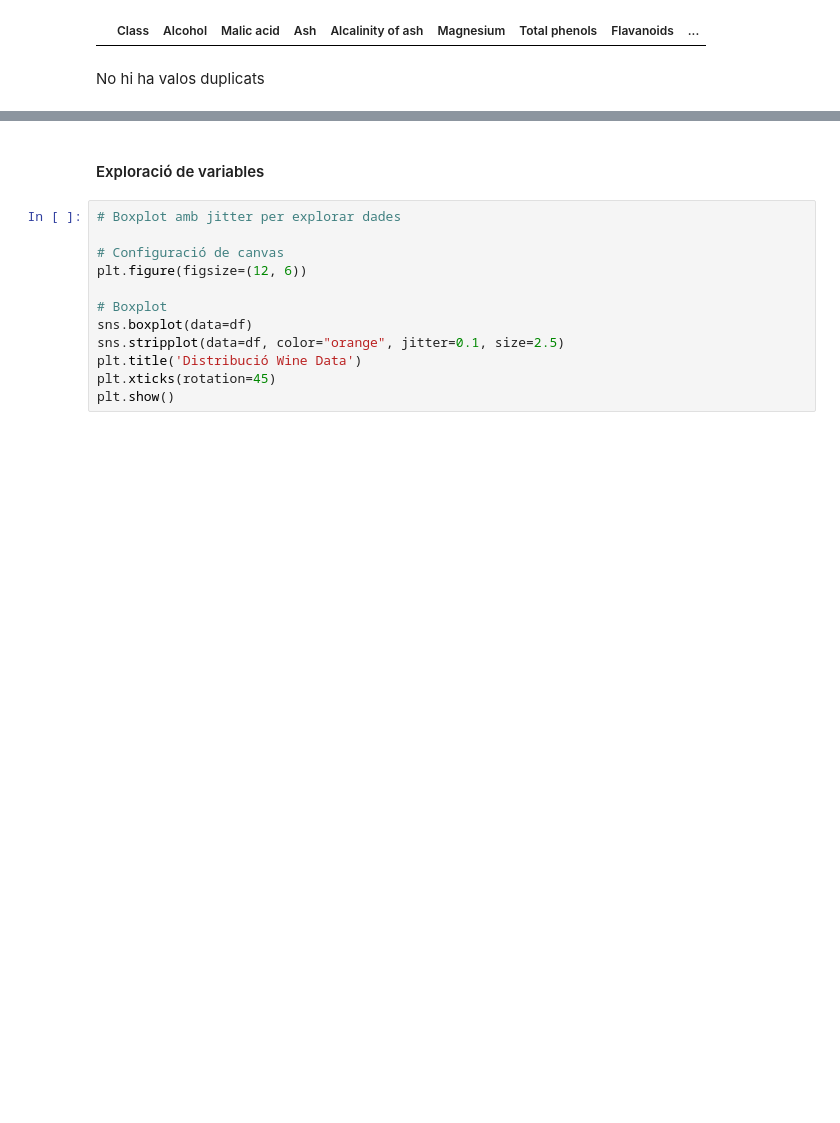
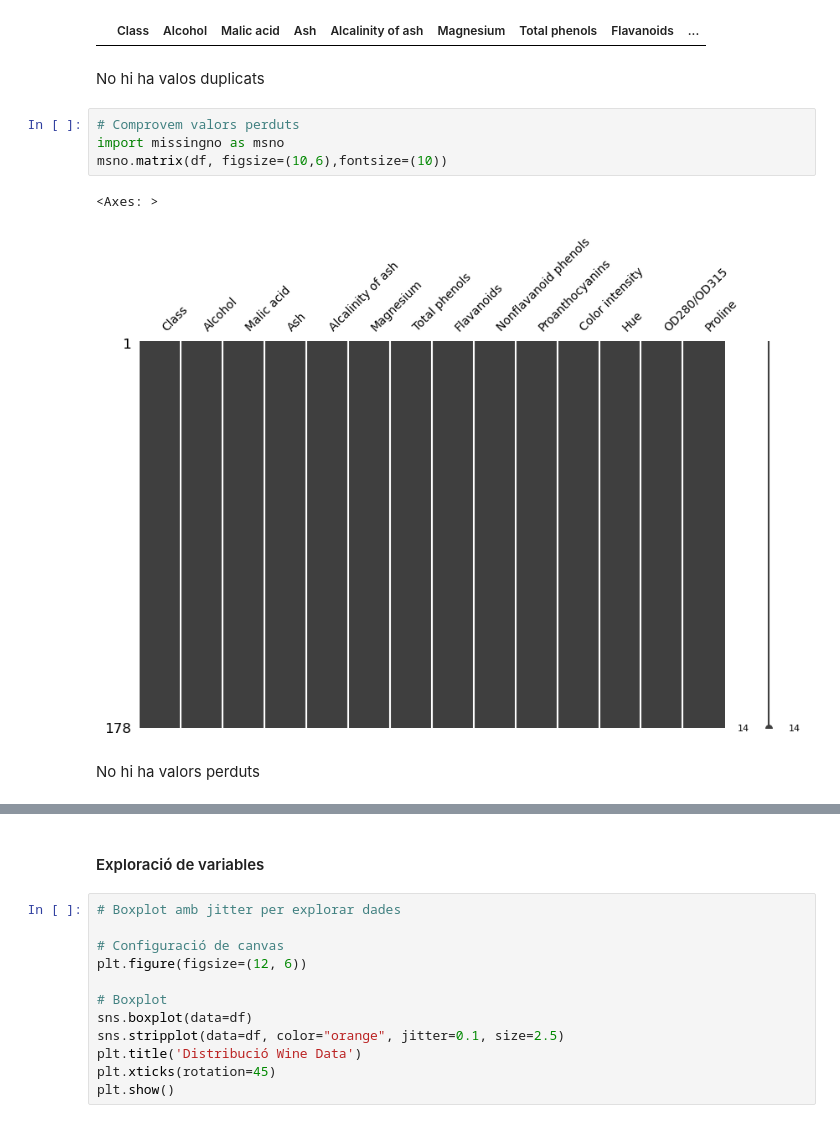
Before and after one commit to edaimon/ML_classification, a Jupyter notebook: T7.1.ipynb, the cells around one changed output, grey strips where cells are left out. Saved outputs shown, nothing was run; the diff lists cells and outputs as text; blank space fills up the shorter version.

```diff
--- a/T7.1.ipynb
+++ b/T7.1.ipynb
@@ -178,3 +168,12 @@ df[df.duplicated()]
 |  | Class | Alcohol | Malic acid | Ash | Alcalinity of ash | Magnesium | Total phenols | Flavanoids | ... |
 # %% [markdown]
 No hi ha valos duplicats
+# %%
+# Comprovem valors perduts
+import missingno as msno
+msno.matrix(df, figsize=(10,6),fontsize=(10))
+# %% [output]
+<Axes: >
+[figure, added]
+# %% [markdown]
+No hi ha valors perduts
```
Also changed, not shown: parts of 24 cells of this notebook.
